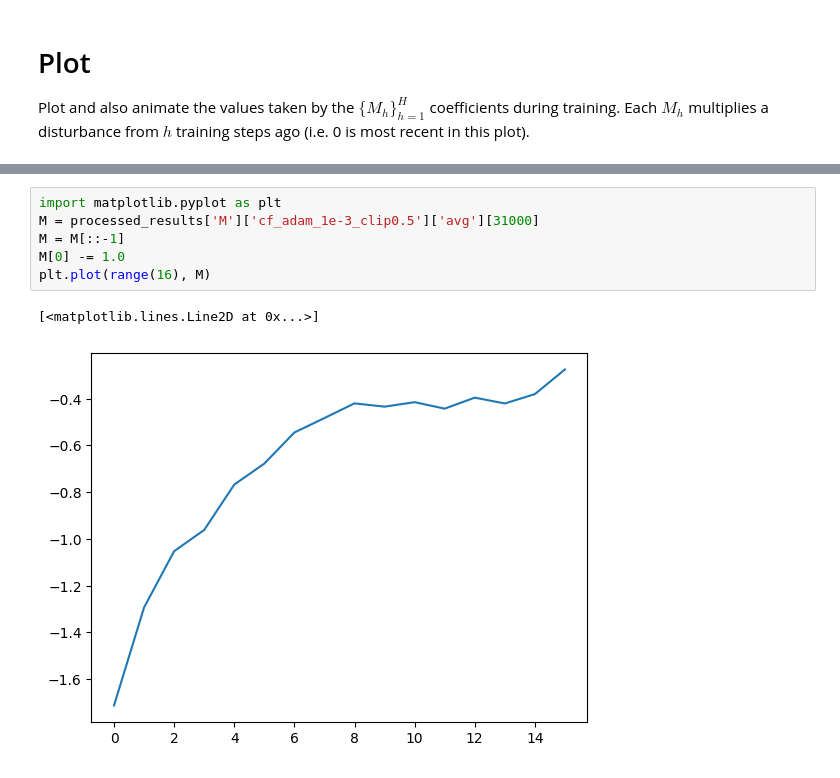
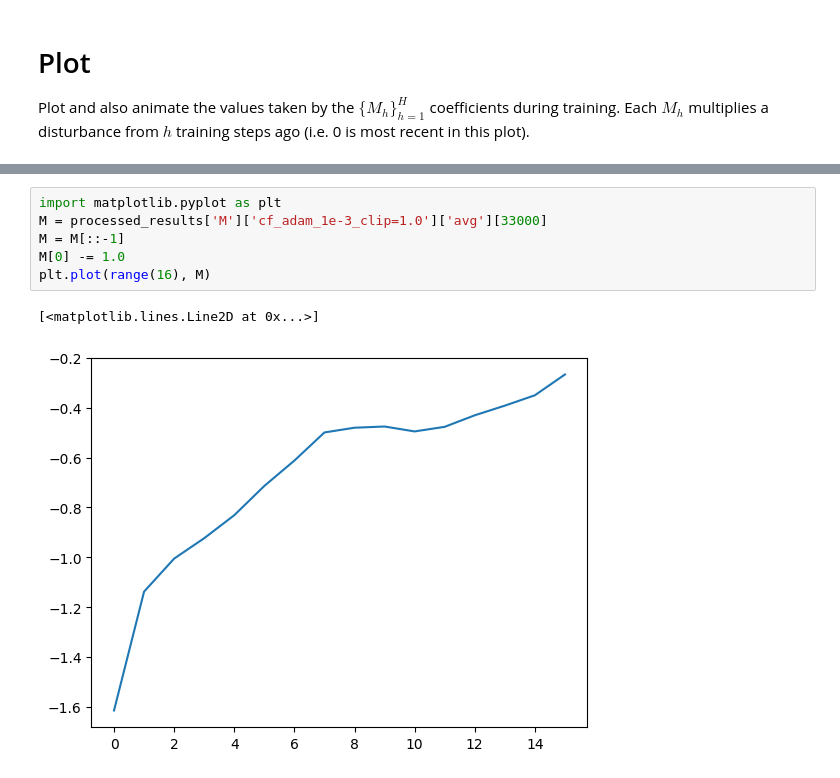
Before and after one commit to edogariu/meta_opt, a Jupyter notebook: notebooks/plotting.ipynb, the cells around one changed output, grey strips where cells are left out. Cells and saved outputs as stored; diff of their text form.

```diff
--- a/notebooks/plotting.ipynb
+++ b/notebooks/plotting.ipynb
@@ -134,9 +138,9 @@ if anim is not None:
 # %%
 import matplotlib.pyplot as plt
-M = processed_results['M']['cf_adam_1e-3_clip0.5']['avg'][31000]
+M = processed_results['M']['cf_adam_1e-3_clip=1.0']['avg'][33000]
 M = M[::-1]
 M[0] -= 1.0
 plt.plot(range(16), M)
 # %% [output]
 [<matplotlib.lines.Line2D at 0x...>]
-[figure, old version]
+[figure, new version]
```
Also changed, not shown: parts of 3 cells of this notebook, 2 other files.
